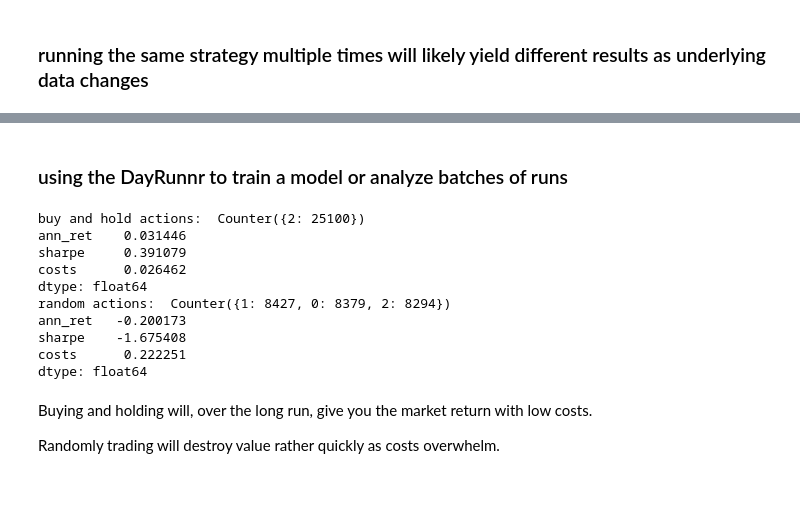
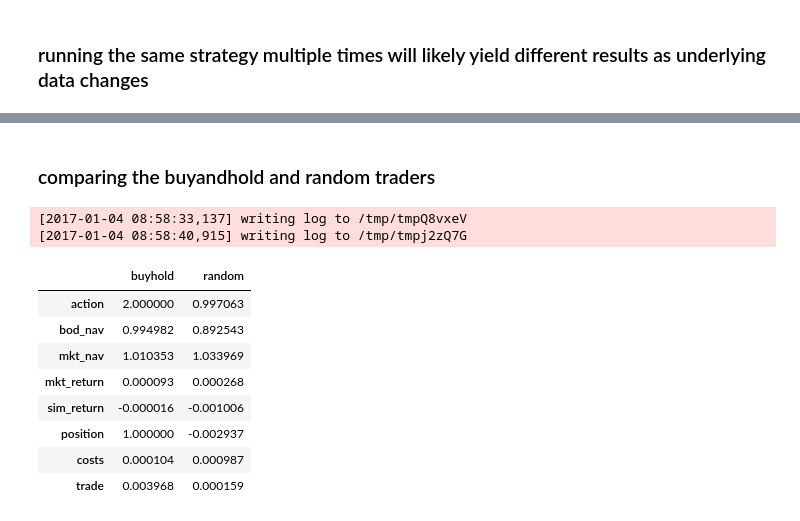
Before and after one commit to hackthemarket/gym-trading, a Jupyter notebook: gym_trading/envs/TradingEnv.ipynb, the cells around one changed output, grey strips where cells are left out. Saved outputs shown, nothing was run; the diff lists cells and outputs as text; code cells hidden in the pictures; blank space fills up the shorter version.

```diff
--- a/gym_trading/envs/TradingEnv.ipynb
+++ b/gym_trading/envs/TradingEnv.ipynb
@@ -121,28 +116,23 @@ runnr.run_strat(buyandhold)[0].nav.plot()
-# %% [markdown]
-### using the DayRunnr to train a model or analyze batches of runs
+# %% [markdown]
+### comparing the buyandhold and random traders
 # %%
 # running a strategy multiple times should yield insights
 #   into its expected behavior or give it oppty to learn
+bhdf = env.run_strats(buyandhold,100)
+rdf = env.run_strats(randomtrader,100)
 
-bhdf,bhac = runnr.run_strats(buyandhold,100)
-print 'buy and hold actions: ',bhac
-print bhdf.mean()
-
-rdf,rac = runnr.run_strats(randomtrader,100)
-print 'random actions: ',rac
-print rdf.mean()
+comparo = pd.DataFrame({'buyhold':bhdf.mean(),
+                        'random': rdf.mean()})
+comparo
 # %% [output]
-buy and hold actions:  Counter({2: 25100})
-ann_ret    0.031446
-sharpe     0.391079
-costs      0.026462
-dtype: float64
-random actions:  Counter({1: 8427, 0: 8379, 2: 8294})
-ann_ret   -0.200173
-sharpe    -1.675408
-costs      0.222251
-dtype: float64
+[2017-01-04 08:58:33,137] writing log to /tmp/tmpQ8vxeV
+[2017-01-04 08:58:40,915] writing log to /tmp/tmpj2zQ7G
+|  | buyhold | random |
+| action | 2.000000 | 0.997063 |
+| bod_nav | 0.994982 | 0.892543 |
+| mkt_nav | 1.010353 | 1.033969 |
+| mkt_return | 0.000093 | 0.000268 |
+| sim_return | -0.000016 | -0.001006 |
+| position | 1.000000 | -0.002937 |
+| costs | 0.000104 | 0.000987 |
+| trade | 0.003968 | 0.000159 |
-# %% [markdown]
-Buying and holding will, over the long run, give you the market return with low costs.
-
-Randomly trading will destroy value rather quickly as costs overwhelm.
```
Also changed, not shown: parts of 14 cells of this notebook, 3 other files.
